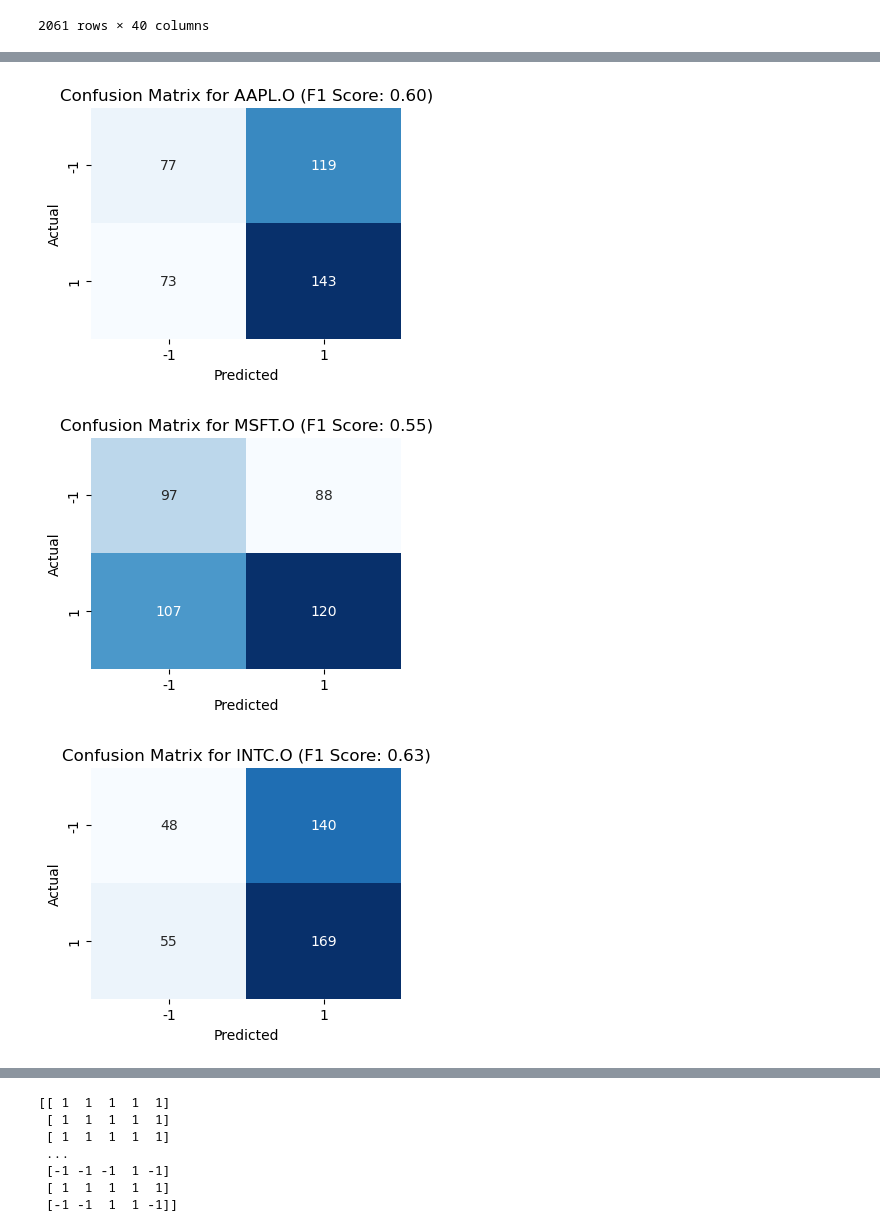
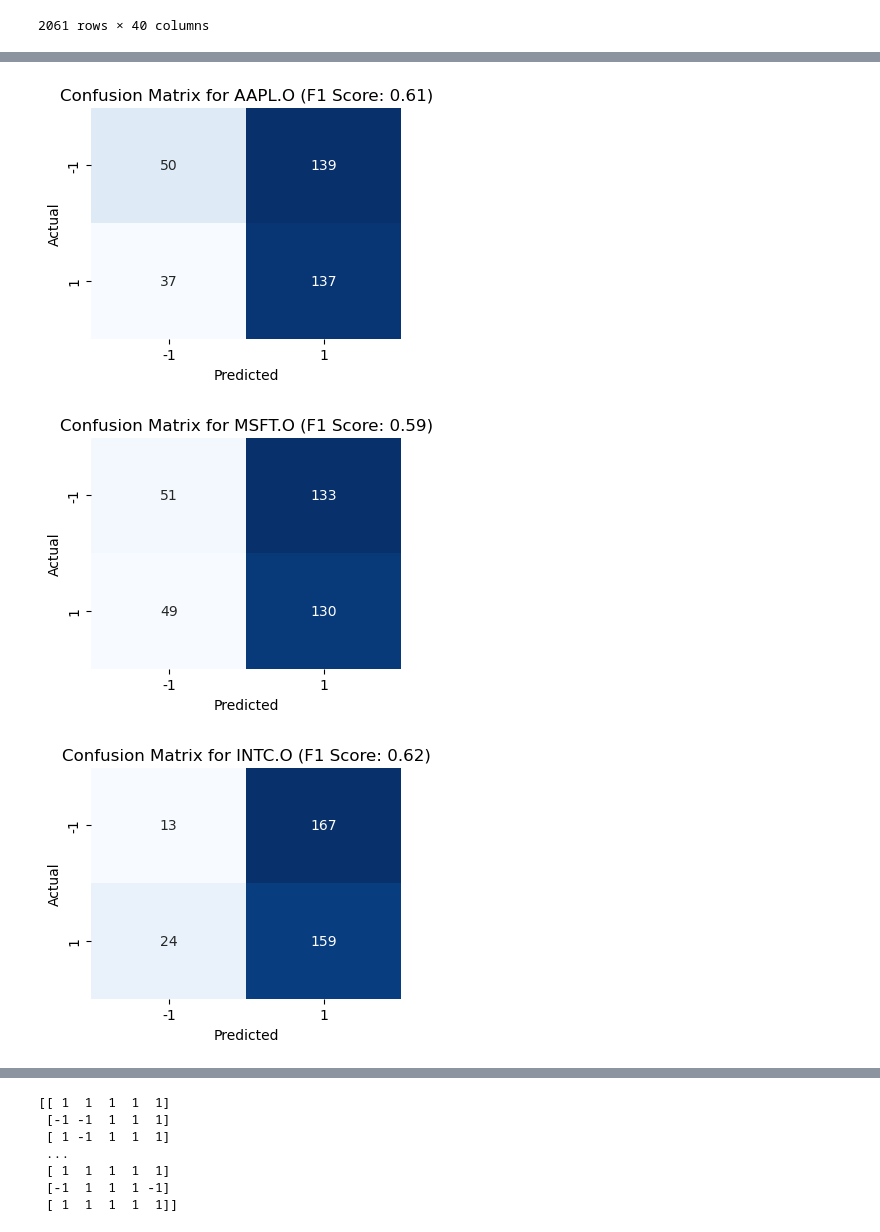
Before and after one commit to AY2324S2-QF2103-Group-9/Trading-Strategies-Comparison, a Jupyter notebook: Project_RandomForest.ipynb, the cells around one changed output, grey strips where cells are left out. Saved outputs shown, nothing was run; the diff lists cells and outputs as text; code cells hidden in the pictures.

```diff
--- a/Project_RandomForest.ipynb
+++ b/Project_RandomForest.ipynb
@@ -157,7 +157,9 @@ for stock in colnames:
 
 rsi_feat = [f"{stock} rsi"]
 # %%
+sma_windows = [3, 5, 10, 20, 30, 40, 50, 75, 100, 125, 150, 200, 250]
+
 for stock in colnames:
-    for i in [3, 5, 10, 20, 30, 40, 50, 75, 100, 125, 150, 200, 250]:
+    for i in sma_windows:
         data[f"{stock} SMA {i}"] = data[stock].rolling(window=i).mean().shift(1)
 # %%
@@ -205,7 +207,9 @@ feat_data = data.dropna()
 for stock in colnames:
     feat = f"{stock} digi-rsi"
     rsi = f"{stock} rsi"
-    feat_data[feat] = (feat_data[rsi] - feat_data[rsi].min()) / (feat_data[rsi].max() - feat_data[rsi].min())
+    feat_data[feat] = np.digitize(feat_data[rsi], bins=rsi_bins[stock])
+    feat_data[feat + "-1"] = np.digitize(feat_data[rsi], bins=[30, 70])
+    feat_data[feat + "-2"] = np.digitize(feat_data[rsi], bins=[20, 80])
     feat_data[f'{stock} SMA'] = np.where(feat_data[f"{stock} SMA 20"] > feat_data[f"{stock} SMA 50"], 1, -1)
 
 ma_feat = [f"{stock} SMA" for stock in colnames]
@@ -216,15 +220,15 @@ def print_data(string, data):
     print("-" * 100)
     print(data)
 # %%
-# data_train, data_test = train_test_split(feat_data,
-#                                          test_size = 0.2,
-#                                          random_state = 0)
-features = ma_feat + sma_feat + lag_feat
+data_train, data_test = train_test_split(feat_data,
+                                         test_size = 0.2,
+                                         random_state = 0)
+features = ma_feat + sma_feat + lag_feat# + [f"{stock} ret SMA" for stock in colnames]
 
-test_split = len(data) // 5
+# test_split = len(data) // 5
 
-data_train = feat_data[:- test_split]
-data_test = feat_data[-test_split:]
+# data_train = feat_data[:- test_split]
+# data_test = feat_data[-test_split:]
 
 data_train = data_train.copy().sort_index()
 data_test = data_test.copy().sort_index()
@@ -318,3 +322,3 @@ MSFT.O SMA trade    0.010214
-[figure, old version]
+[figure, new version]
-[figure, old version]
+[figure, new version]
-[figure, old version]
+[figure, new version]
@@ -323,8 +327,8 @@ MSFT.O SMA trade    0.010214
 [[ 1  1  1  1  1]
+ [-1 -1  1  1  1]
+ [ 1 -1  1  1  1]
+ ...
  [ 1  1  1  1  1]
- [ 1  1  1  1  1]
- ...
- [-1 -1 -1  1 -1]
- [ 1  1  1  1  1]
- [-1 -1  1  1 -1]]
+ [-1  1  1  1 -1]
+ [ 1  1  1  1  1]]
 # %%
```
Also changed, not shown: parts of 11 cells of this notebook.
